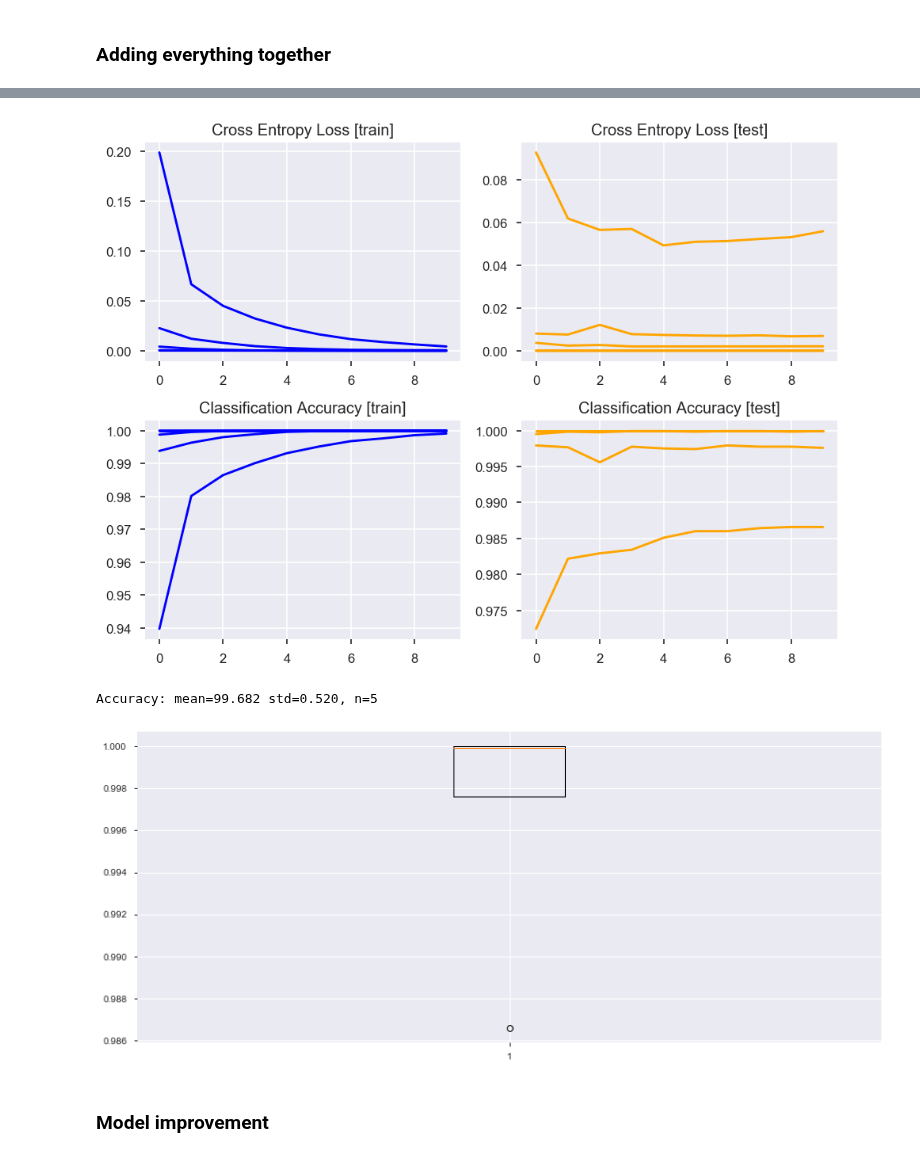
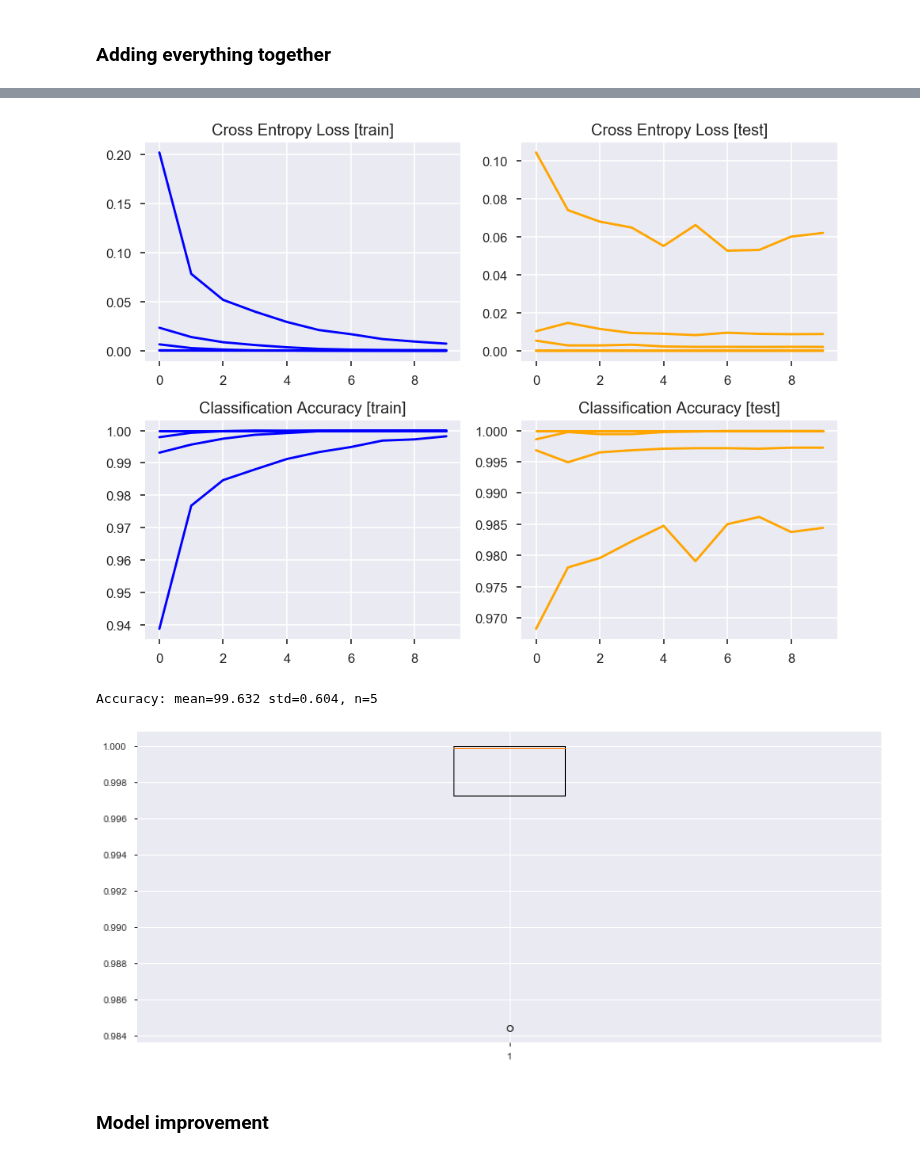
Before and after one commit to jgdelrio/tutorials, a Jupyter notebook: Intro/04_MNIST_Handwritten_Digit_Classification.ipynb, the cells around one changed output, grey strips where cells are left out. Saved outputs shown, nothing was run; the diff lists cells and outputs as text; code cells hidden in the pictures.

```diff
--- a/Intro/04_MNIST_Handwritten_Digit_Classification.ipynb
+++ b/Intro/04_MNIST_Handwritten_Digit_Classification.ipynb
@@ -225,14 +225,14 @@ However when n hidden layers use an activation like the sigmoid function, n smal
 
 That's why we have other activation functions that don't cause a small derivative.
 # %%
-def define_cnn_model():
+def define_cnn_model(filters=32, kernel=(3, 3), units=100):
     # The sequential API allows to create models layer-by-layer for most problems. It is limited in
     # that it does not allow you to create models that share layers or have multiple inputs or outputs.
     # For an alternate way of creating models with a lot more flexibility look into the functional API in Keras
     model = Sequential()
     # We can add as many layers as we want to the sequential model API
     # 1st layer in a Sequential model needs to receive information about its input shape
-    model.add(Conv2D(32, (3, 3),
+    model.add(Conv2D(filters=filters, kernel_size=kernel,
                      activation='relu',
                      kernel_initializer='he_uniform',
                      input_shape=(28, 28, 1)))
@@ -241,7 +241,7 @@ def define_cnn_model():
     model.add(MaxPooling2D((2, 2)))
 
     model.add(Flatten())
-    model.add(Dense(100, activation='relu',
+    model.add(Dense(units=units, activation='relu',
                     kernel_initializer='he_uniform'))
     model.add(Dense(10, activation='softmax'))
 
@@ -339,11 +337,12 @@ The **diagnostics** involve creating a line plot showing model performance on th
 
 We can incorporate on a single figure two subplots, one for loss and one for accuracy. Blue lines will indicate model performance on the training dataset and orange lines will indicate performance on the hold out test dataset.
 # %%
-def summarize_diagnostics(history):
+def summarize_diagnostics(histories):
     fig, axes = plt.subplots(nrows=2, ncols=2, dpi=120, figsize=(8,6))
     ax1, ax2, ax3, ax4 = axes.flatten()
 
-    for i in range(len(history)):
+    # We have 10 different classes in the history and we plot the Loss and Accuracy for all the classes.
+    for i in range(len(histories)):
         # Plot loss
         ax1.set_title('Cross Entropy Loss [train]')
         ax1.plot(histories[i].history['loss'], color='blue', label='train')
@@ -390,12 +389,12 @@ def run_test_harness():
     # prepare pixel data
     trainX, testX = pre_process(trainX, testX)
     # Define model
-    model = define_cnn_model()
+    model = define_cnn_model(filters=16, kernel=(3, 3), units=50)
     # Evaluate model
     scores, histories = k_fold_evaluation(model, trainX, trainY)
 
     return scores, histories
 # %%
 # evaluate model
-scores, histories = run_test_harness()
+scores1, histories1 = run_test_harness()
 # %% [output]
@@ -407,14 +412,14 @@ scores, histories = run_test_harness()
 # %%
 # learning curves
-summarize_diagnostics(histories)
+summarize_diagnostics(histories1)
 # %% [output]
-[figure, old version]
+[figure, new version]
 # %%
 # summarize estimated performance
-summarize_performance(scores)
+summarize_performance(scores1)
 # %% [output]
-Accuracy: mean=99.682 std=0.520, n=5
+Accuracy: mean=99.632 std=0.604, n=5
-[figure, old version]
+[figure, new version]
 # %% [markdown]
 ### Model improvement
 # %%
```
Also changed, not shown: parts of 21 cells of this notebook, 8 other files.
